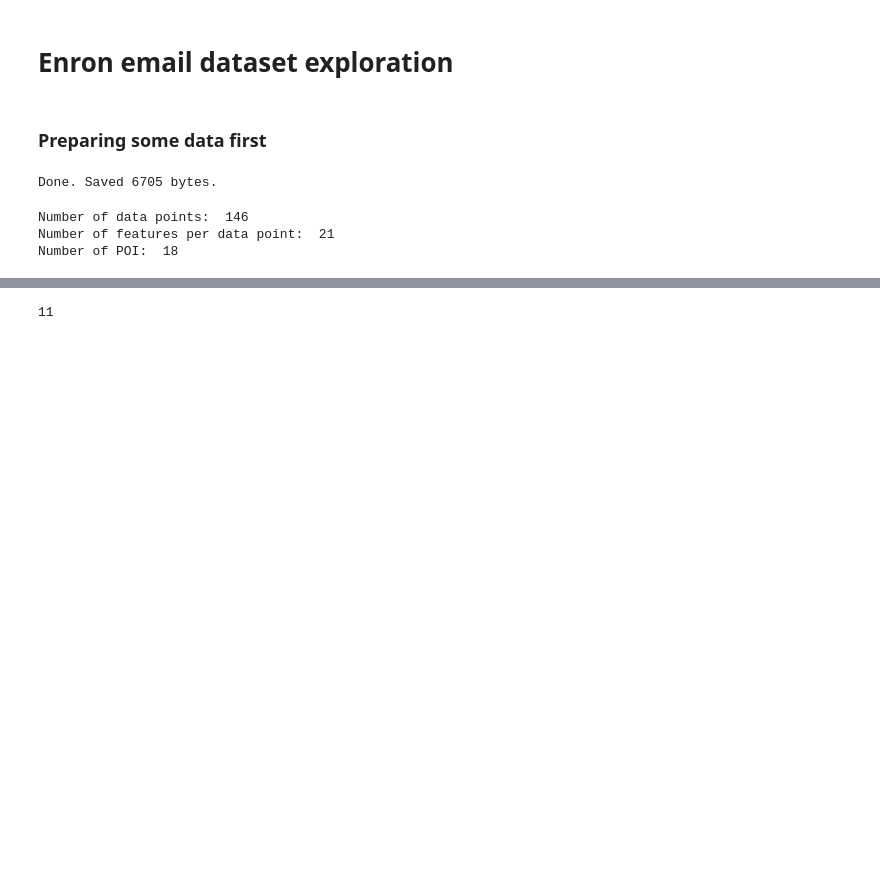
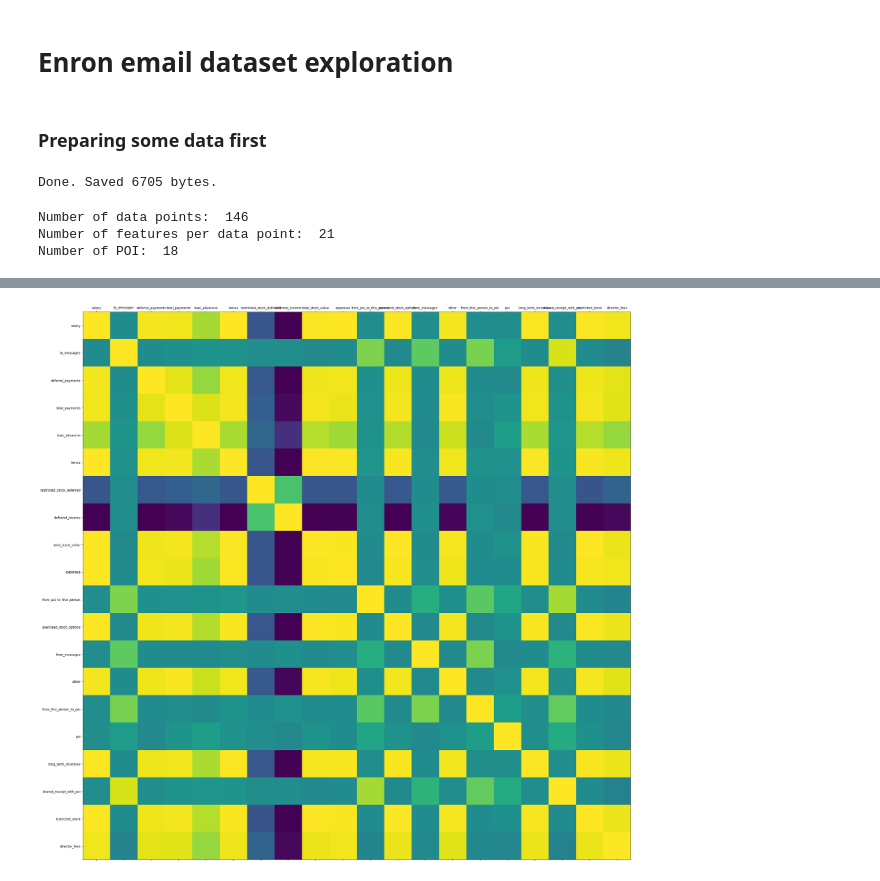
Before and after one commit to lampidudelj/Jup, a Jupyter notebook: Enron.ipynb, the cells around one changed output, grey strips where cells are left out. Cells and saved outputs as stored; diff of their text form; code cells hidden in the pictures; blank space fills up the shorter version.

```diff
--- a/Enron.ipynb
+++ b/Enron.ipynb
@@ -63,5 +63,17 @@ df.head(5)
 5 rows × 21 columns
-# %%
-df.loc['COLWELL WESLEY', 'from_this_person_to_poi']
-# %% [output]
-11
+# %%
+mymap = {'NaN':0}
+df = df.applymap(lambda s: mymap.get(s) if s in mymap else s)
+# %%
+import matplotlib.pyplot as plt
+%matplotlib inline
+def plot_corr(df, size=32):
+    corr=df.corr()
+    fig, ax=plt.subplots(figsize=(size, size))
+    ax.matshow(corr)
+    plt.xticks(range(len(corr.columns)), corr.columns)
+    plt.yticks(range(len(corr.columns)), corr.columns)
+# %%
+plot_corr(df)
+# %% [output]
+[figure, added]
```
Also changed, not shown: parts of 10 cells of this notebook, 2 other files.
